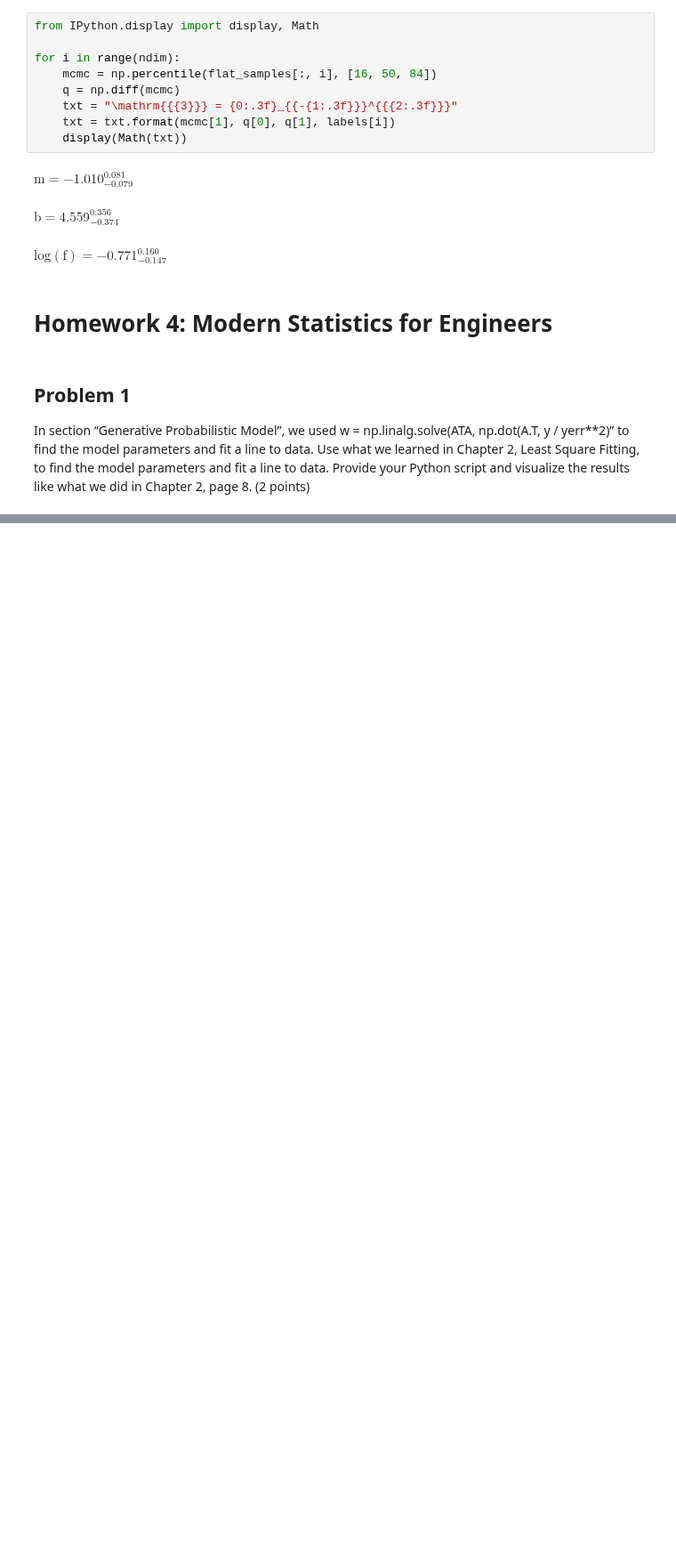
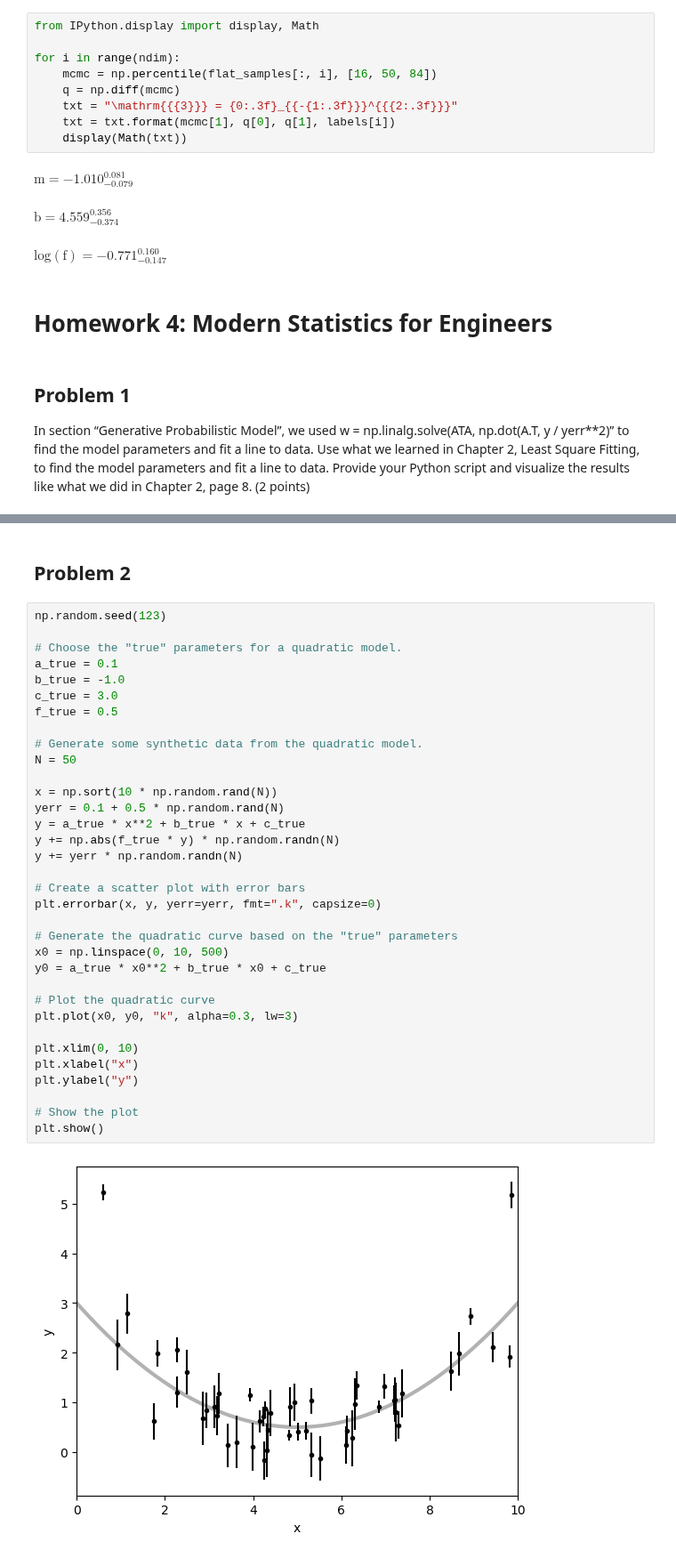
Before and after one commit to bKeungAuyeung/MSTA-HW4, a Jupyter notebook: bAuyeung_L4_MSTA.ipynb, the cells around one changed output, grey strips where cells are left out. Shown at 89% size. Drawn from its saved outputs; the diff is of its cells as text; blank space fills up the shorter version.

```diff
--- a/bAuyeung_L4_MSTA.ipynb
+++ b/bAuyeung_L4_MSTA.ipynb
@@ -418,0 +432,38 @@ b = 1.850 ± 0.091
+# %% [markdown]
+## Problem 2
+# %%
+np.random.seed(123)
+
+# Choose the "true" parameters for a quadratic model.
+a_true = 0.1
+b_true = -1.0
+c_true = 3.0
+f_true = 0.5
+
+# Generate some synthetic data from the quadratic model.
+N = 50
+
+x = np.sort(10 * np.random.rand(N))
+yerr = 0.1 + 0.5 * np.random.rand(N)
+y = a_true * x**2 + b_true * x + c_true
+y += np.abs(f_true * y) * np.random.randn(N)
+y += yerr * np.random.randn(N)
+
+# Create a scatter plot with error bars
+plt.errorbar(x, y, yerr=yerr, fmt=".k", capsize=0)
+
+# Generate the quadratic curve based on the "true" parameters
+x0 = np.linspace(0, 10, 500)
+y0 = a_true * x0**2 + b_true * x0 + c_true
+
+# Plot the quadratic curve
+plt.plot(x0, y0, "k", alpha=0.3, lw=3)
+
+plt.xlim(0, 10)
+plt.xlabel("x")
+plt.ylabel("y")
+
+# Show the plot
+plt.show()
+# %% [output]
+[figure, added]
```
Also changed, not shown: parts of 10 cells of this notebook.
